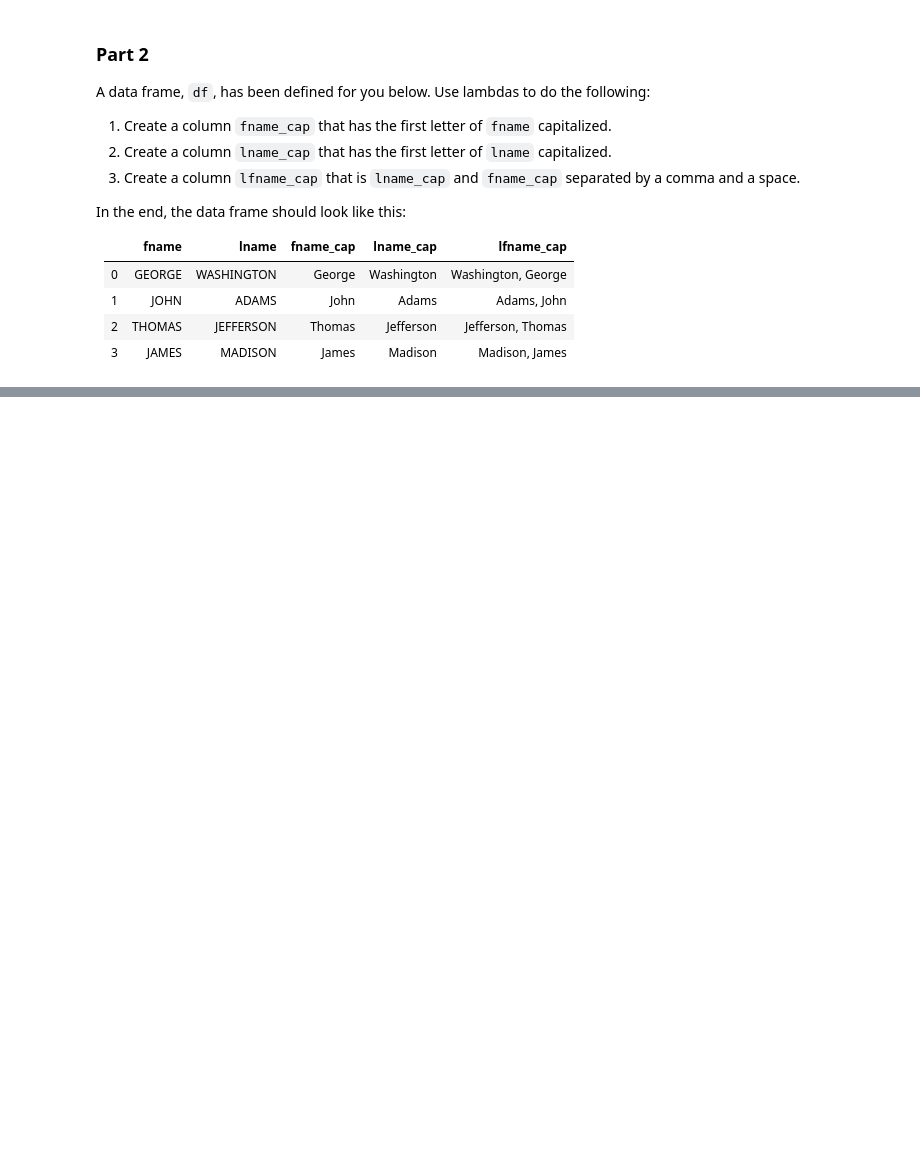
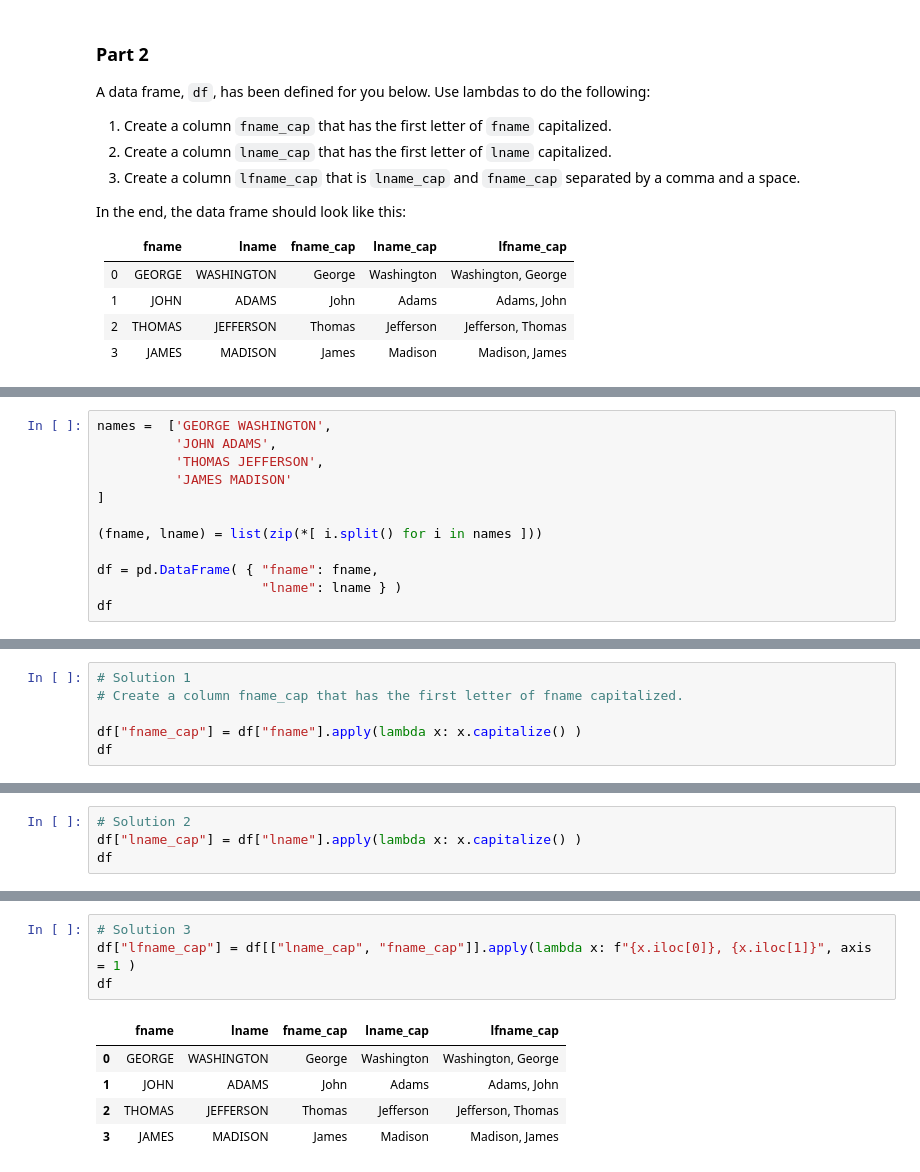
Before and after one commit to RSBalchII/cohort-15-data-science, a Jupyter notebook: Colab_Notebooks/Module-4/Lectures/2c.Lambdas.ipynb, the cells around one changed output, grey strips where cells are left out. Saved outputs shown, nothing was run; the diff lists cells and outputs as text; blank space fills up the shorter version.

```diff
--- a/Colab_Notebooks/Module-4/Lectures/2c.Lambdas.ipynb
+++ b/Colab_Notebooks/Module-4/Lectures/2c.Lambdas.ipynb
@@ -172,0 +308,12 @@ In the end, the data frame should look like this:
+# %%
+names =  ['GEORGE WASHINGTON',
+          'JOHN ADAMS',
+          'THOMAS JEFFERSON',
+          'JAMES MADISON'
+]
+
+(fname, lname) = list(zip(*[ i.split() for i in names ]))
+
+df = pd.DataFrame( { "fname": fname,
+                     "lname": lname } )
+df
@@ -172,0 +338,6 @@ In the end, the data frame should look like this:
+# %%
+# Solution 1
+# Create a column fname_cap that has the first letter of fname capitalized.
+
+df["fname_cap"] = df["fname"].apply(lambda x: x.capitalize() )
+df
@@ -172,0 +350,4 @@ In the end, the data frame should look like this:
+# %%
+# Solution 2
+df["lname_cap"] = df["lname"].apply(lambda x: x.capitalize() )
+df
@@ -172,0 +381,10 @@ In the end, the data frame should look like this:
+# %%
+# Solution 3
+df["lfname_cap"] = df[["lname_cap", "fname_cap"]].apply(lambda x: f"{x.iloc[0]}, {x.iloc[1]}", axis = 1 )
+df
+# %% [output]
+|  | fname | lname | fname_cap | lname_cap | lfname_cap |
+| 0 | GEORGE | WASHINGTON | George | Washington | Washington, George |
+| 1 | JOHN | ADAMS | John | Adams | Adams, John |
+| 2 | THOMAS | JEFFERSON | Thomas | Jefferson | Jefferson, Thomas |
+| 3 | JAMES | MADISON | James | Madison | Madison, James |
```
Also changed, not shown: parts of 45 cells of this notebook, 7 other files.
